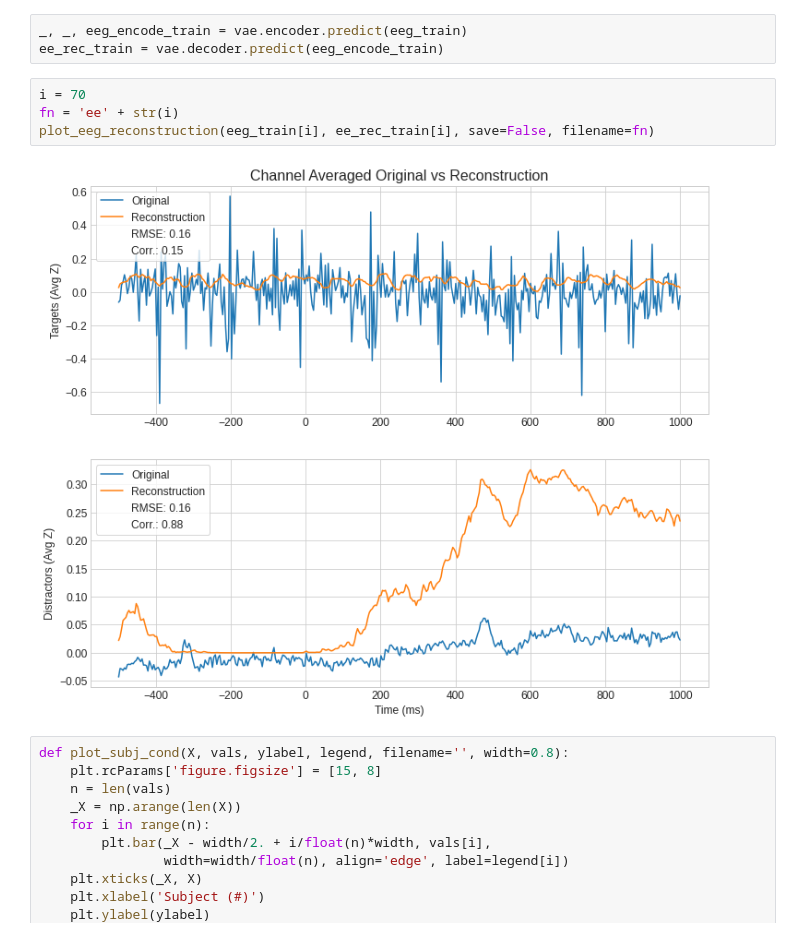
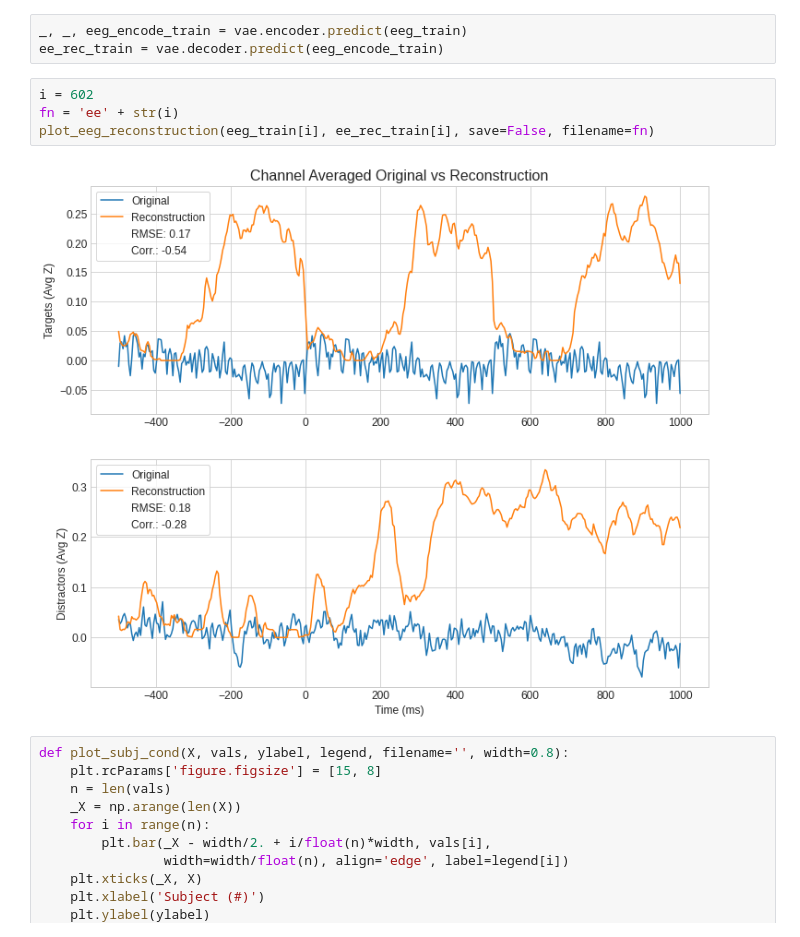
Before and after one commit to zainakh/bci-representation-learning, a Jupyter notebook: plot-eeg-reconstructions.ipynb, the cells around one changed output. Cells and saved outputs as stored; diff of their text form.

```diff
--- a/plot-eeg-reconstructions.ipynb
+++ b/plot-eeg-reconstructions.ipynb
@@ -102,11 +102,11 @@ plot_eeg_reconstruction(eeg_test[i], ee_rec[i], save=True, filename=fn)
 _, _, eeg_encode_train = vae.encoder.predict(eeg_train)
 ee_rec_train = vae.decoder.predict(eeg_encode_train)
 # %%
-i = 70
+i = 602
 fn = 'ee' + str(i)
 plot_eeg_reconstruction(eeg_train[i], ee_rec_train[i], save=False, filename=fn)
 # %% [output]
-[figure, old version]
+[figure, new version]
 # %%
 def plot_subj_cond(X, vals, ylabel, legend, filename='', width=0.8):
     plt.rcParams['figure.figsize'] = [15, 8]
```
Also changed, not shown: parts of 18 cells of this notebook, 4 other files.
